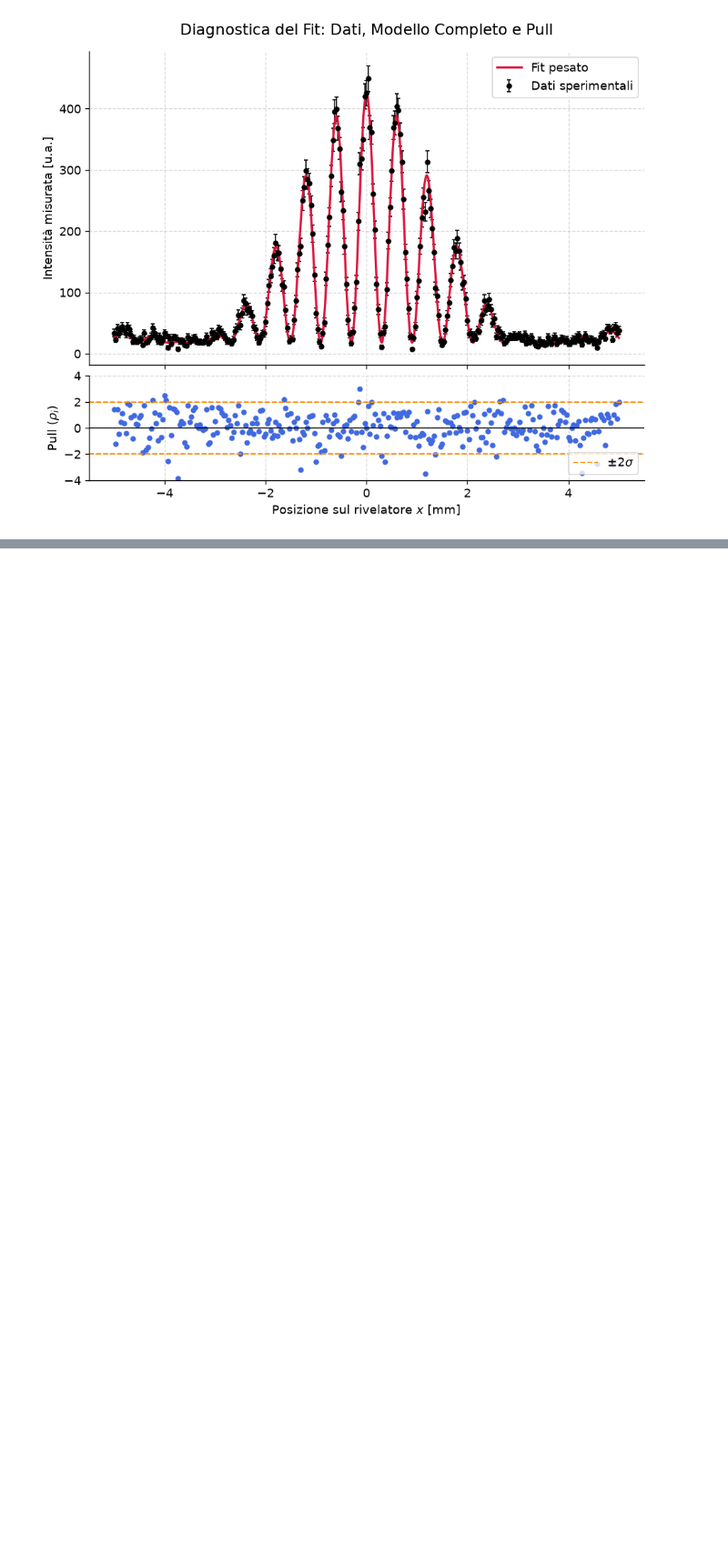
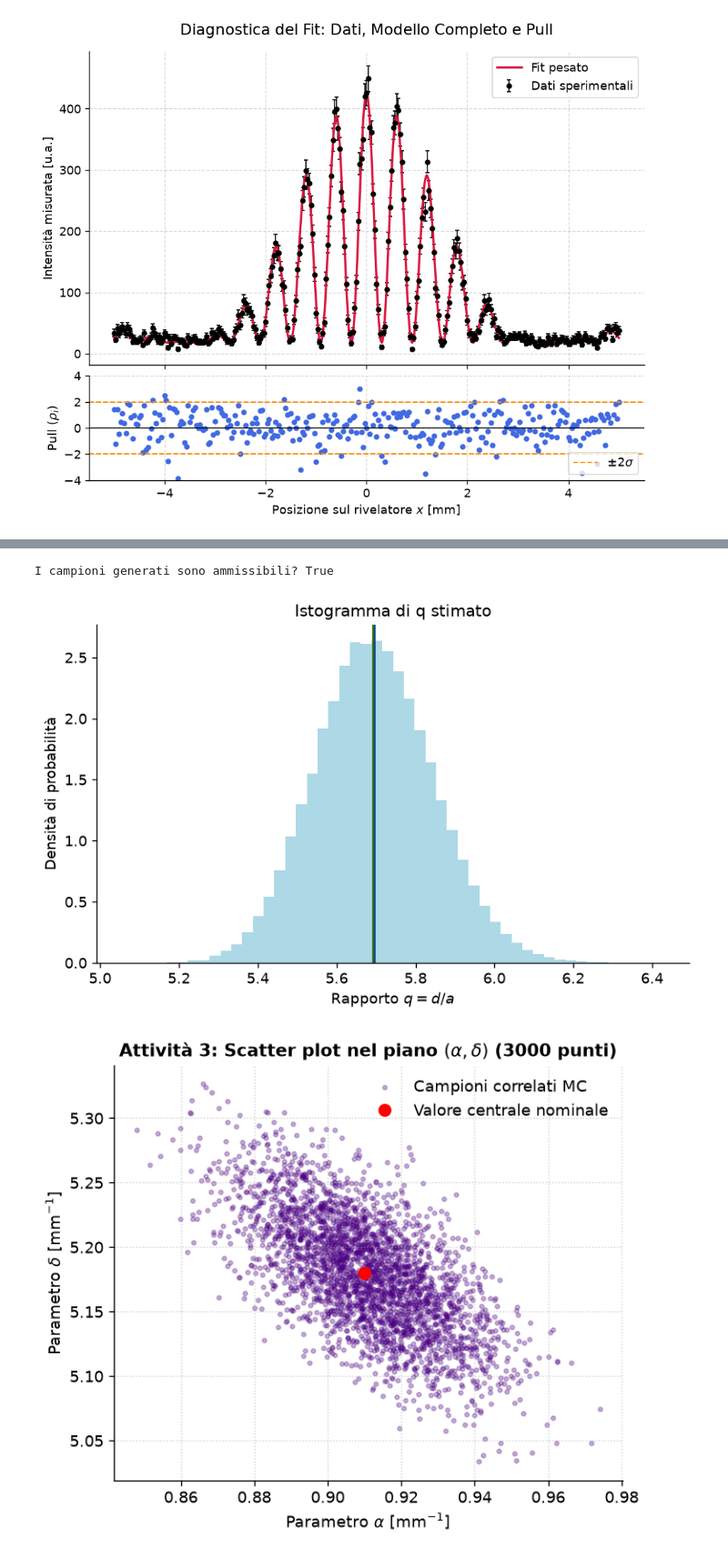
Before and after one commit to tambu-cpu/lab2, a Jupyter notebook: lab2.ipynb, the cells around one changed output, grey strips where cells are left out. Shown at 91% size. Saved outputs shown, nothing was run; the diff lists cells and outputs as text; code cells hidden in the pictures; blank space fills up the shorter version.

```diff
--- a/lab2.ipynb
+++ b/lab2.ipynb
@@ -289,0 +429,58 @@ plt.show()
+# %%
+ng = np.random.default_rng(20261003)
+campioni = rng.multivariate_normal(
+ mean=z,
+ cov=C_z,
+ size=100_000
+)
+
+alpha_sim = campioni[:, 0]
+delta_sim = campioni[:, 1]
+k_sim     = campioni[:, 2]
+sx_sim    = campioni[:, 3]
+
+is_ammissibile = np.all(k_sim > 0) and np.all(sx_sim > 0)
+print(f"I campioni generati sono ammissibili? {is_ammissibile}")
+
+a_sim = alpha_sim / (k_sim * sx_sim)
+d_sim = delta_sim / (k_sim * sx_sim)
+q_sim = delta_sim / alpha_sim
+
+def calcola_statistiche_mc(vettore_sim):
+    return {
+        "media": np.mean(vettore_sim),
+        "dev_std": np.std(vettore_sim, ddof=1),
+        "mediana": np.median(vettore_sim),
+        "p16": np.percentile(vettore_sim, 16),
+        "p84": np.percentile(vettore_sim, 84)
+    }
+stat_a = calcola_statistiche_mc(a_sim)
+stat_d = calcola_statistiche_mc(d_sim)
+stat_q = calcola_statistiche_mc(q_sim)
+
+plt.figure(figsize=(7,4.5))
+plt.hist(q_sim, bins=50,density=True, color='lightblue')
+plt.axvline(q_val, color = 'red', linestyle = '-', linewidth=2)
+plt.axvline(stat_q['media'], color = 'blue', linestyle = '-', linewidth=1.5)
+plt.axvline(stat_q['mediana'], color = 'green', linestyle = '-', linewidth=1.5)
+plt.title("Istogramma di q stimato")
+plt.xlabel('Rapporto $q = d/a$')
+plt.ylabel('Densità di probabilità')
+plt.tight_layout()
+plt.show()
+
+M_scatter = 3000
+plt.figure(figsize=(6, 5))
+plt.scatter(alpha_sim[:M_scatter], delta_sim[:M_scatter], alpha=0.3, color='indigo', s=8, label='Campioni correlati MC')
+plt.plot(alpha_fit, delta_fit, 'ro', markersize=8, label='Valore centrale nominale')
+plt.title(f'Attività 3: Scatter plot nel piano $(\\alpha, \\delta)$ ({M_scatter} punti)', fontweight='bold')
+plt.xlabel(r'Parametro $\alpha$ [mm$^{-1}$]')
+plt.ylabel(r'Parametro $\delta$ [mm$^{-1}$]')
+plt.grid(True, linestyle=':', alpha=0.6)
+plt.legend()
+plt.tight_layout()
+plt.show()
+# %% [output]
+I campioni generati sono ammissibili? True
+[figure, added]
+[figure, added]
```
Also changed, not shown: parts of 6 cells of this notebook.
